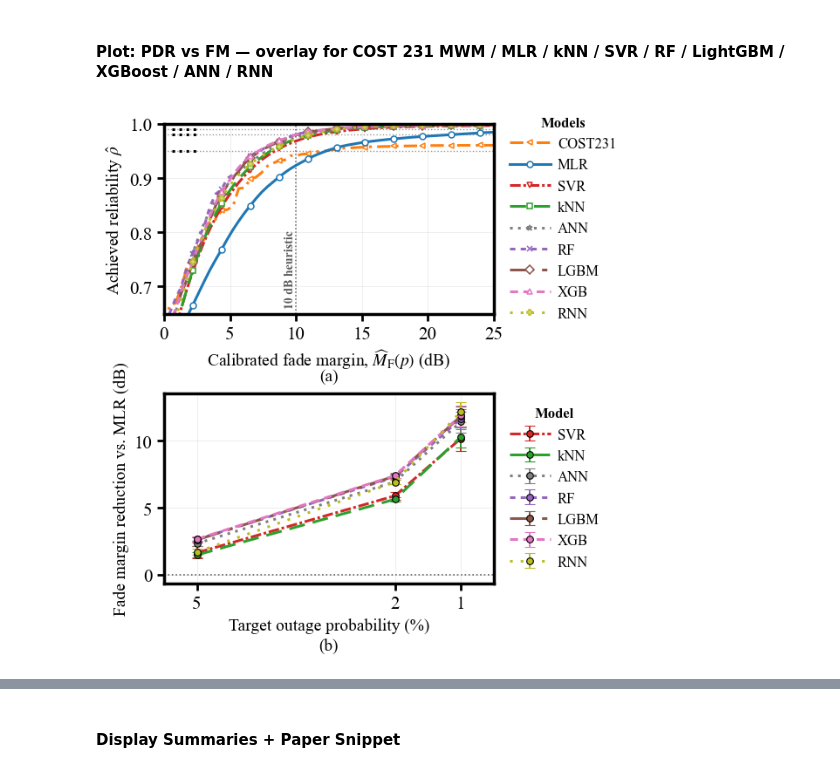
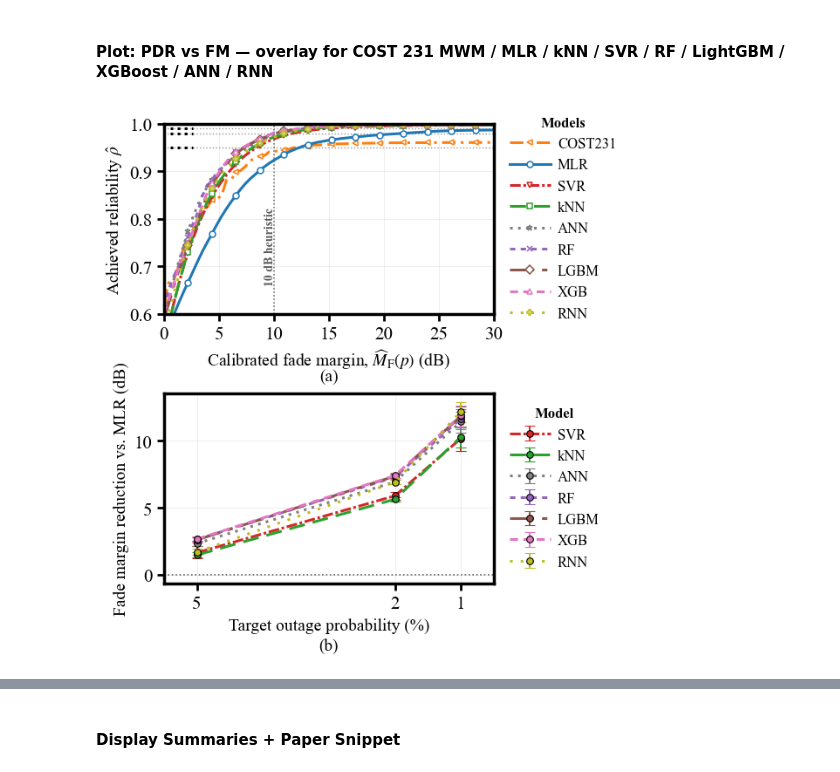
Before and after one commit to nahshonmokua/LoRaWAN-IndoorPathLossModeling-ML, a Jupyter notebook: 11_FADE MARGIN ANALYSIS.ipynb, the cells around one changed output, grey strips where cells are left out. Drawn from its saved outputs; the diff is of its cells as text; code cells hidden in the pictures.

```diff
--- a/11_FADE MARGIN ANALYSIS.ipynb
+++ b/11_FADE MARGIN ANALYSIS.ipynb
@@ -1728,8 +1938,8 @@ if SHOW_HEURISTIC_VLINE_A:
 
 axA.set_xlabel(r"Calibrated fade margin, $\widehat{M}_{\mathrm{F}}(p)$ (dB)", fontsize=axis_labelsize)
 axA.set_ylabel(r"Achieved reliability $\hat{\rho}$", fontsize=axis_labelsize)
-axA.set_xlim(0.0, 25)
-axA.set_ylim(0.65, 1.0)
+axA.set_xlim(0.0, 30)
+axA.set_ylim(0.60, 1.0)
 axA.tick_params(axis="both", labelsize=tick_fontsize)
 axA.grid(True, which="both", linewidth=0.5, alpha=0.3, zorder=0)
 
@@ -1792,31 +2002,33 @@ xt = [p * 100.0 for p in P_GRID_DEC]
 axB.set_xticks(xt)
 axB.set_xlim(max(xt) + 0.5, min(xt) - 0.5)
 axB.set_xlabel("Target outage probability (%)", fontsize=axis_labelsize)
 axB.set_ylabel(r"Fade margin reduction vs. MLR (dB)", fontsize=axis_labelsize)
 axB.tick_params(axis="both", labelsize=tick_fontsize)
 axB.grid(True, which="both", linewidth=0.5, alpha=0.3, zorder=0)
 
 legB = axB.legend(title="Model", loc="center left", bbox_to_anchor=(1.03, 0.5), ncol=1, fontsize=legend_fontsize,
                   title_fontproperties={"weight": "bold", "size": legend_fontsize}, frameon=False, handlelength=2.8, handletextpad=0.5, borderaxespad=0.0)
 legB.set_zorder(10)
 
 for ax in (axA, axB):
     for spine in ax.spines.values():
         spine.set_visible(True)
         spine.set_linewidth(2.5)
         spine.set_edgecolor("black")
 
     ax.tick_params(which="both", width=2, length=6)
 
 fig.subplots_adjust(left=0.14, right=0.68, top=0.96, bottom=0.11, hspace=0.42)
 
 posA = axA.get_position()
 posB = axB.get_position()
 cap_x = (posA.x0 + posA.x1) / 2
 fig.text(cap_x, posA.y0 - 0.1, "(a)", ha="center", va="top", fontsize=ab_fontsize, fontfamily="Times New Roman", fontweight="normal")
 fig.text(cap_x, posB.y0 - 0.1, "(b)", ha="center", va="top", fontsize=ab_fontsize, fontfamily="Times New Roman", fontweight="normal")
 
 plt.savefig("Figures/pdr_fade_margin_and_reduction_wide.png", dpi=600, bbox_inches="tight")
 plt.show()
+
+combo_fig, combo_axA, combo_axB = fig, axA, axB
 # %% [output]
-[figure, old version]
+[figure, new version]
```
Also changed, not shown: parts of 8 cells of this notebook.
